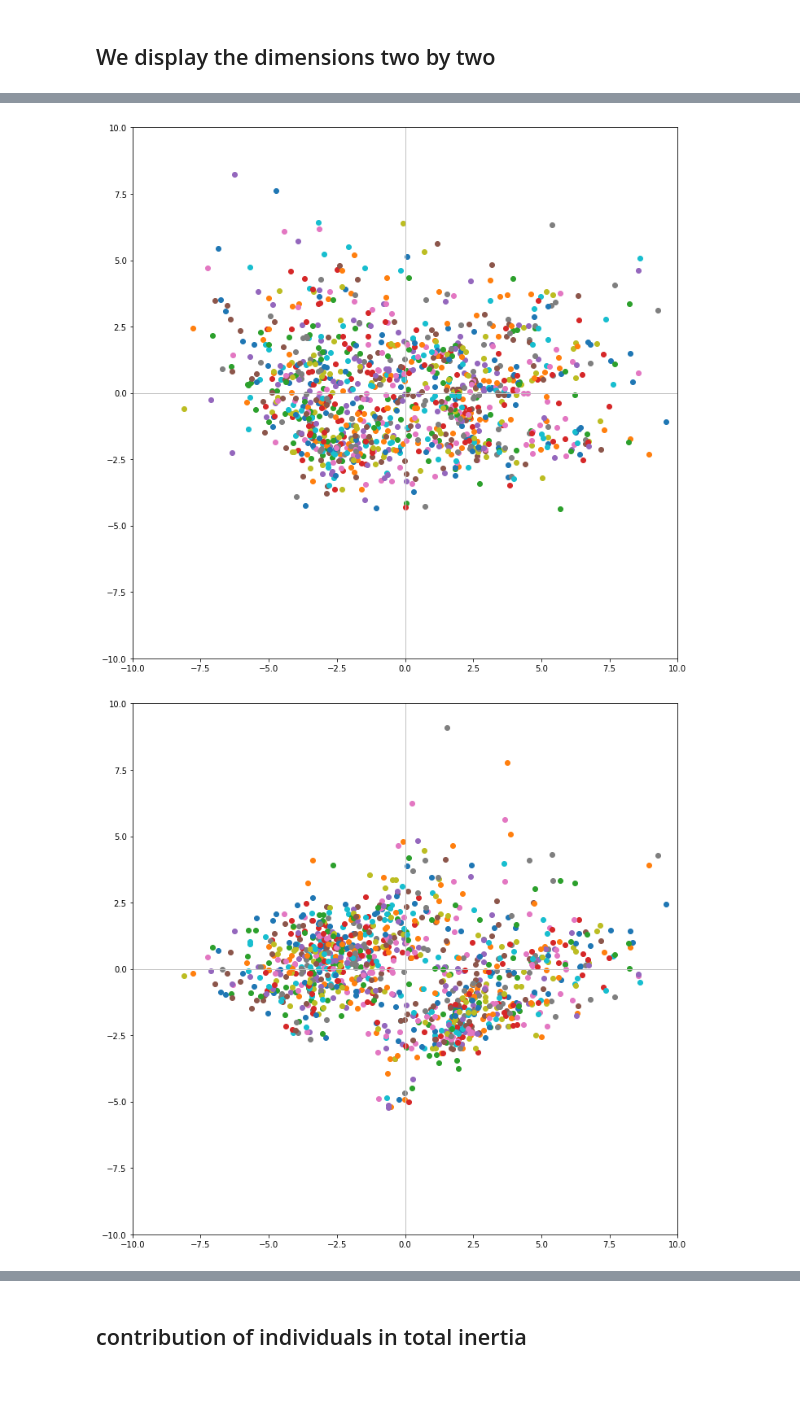
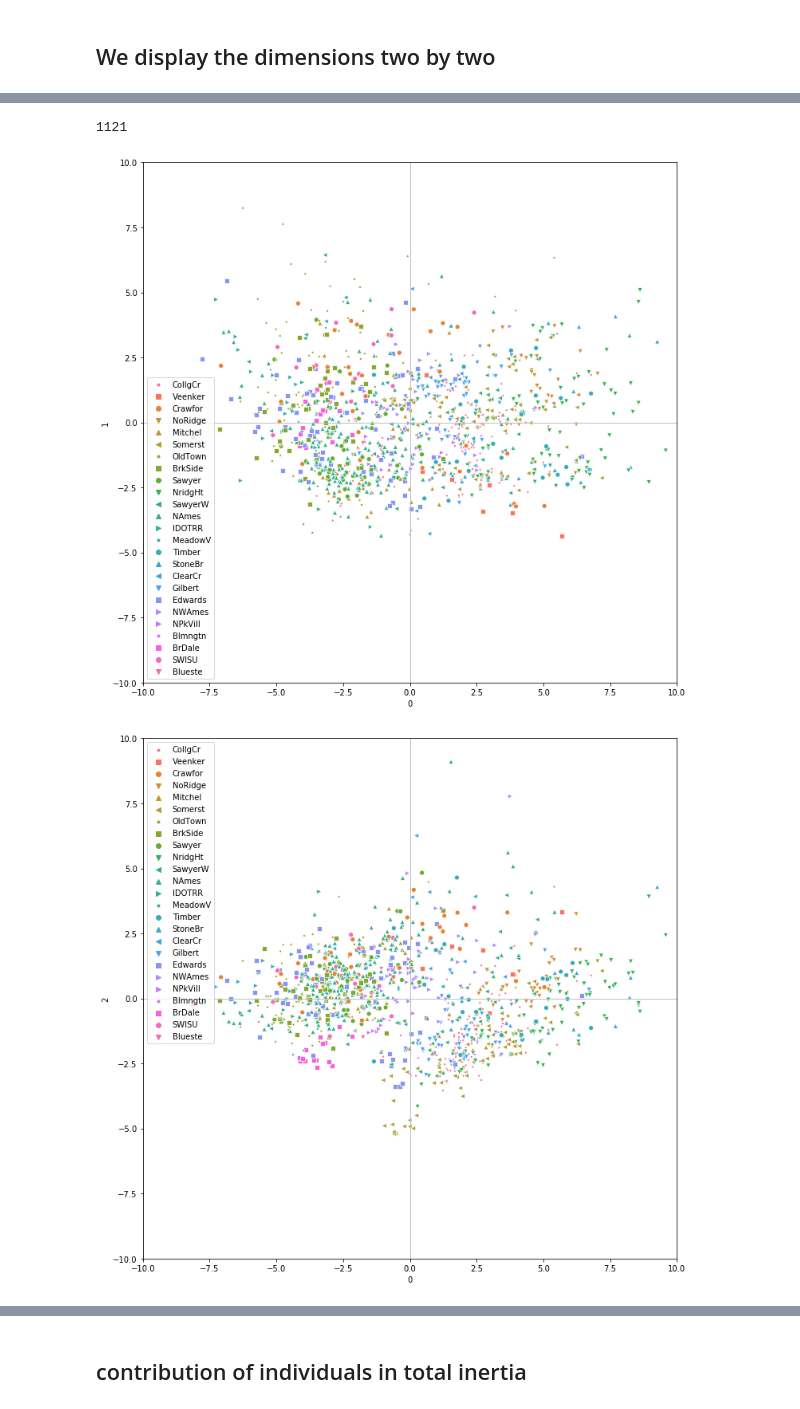
Before and after one commit to Simplon-IA-Bdx-1/house-prices-maud-baptiste, a Jupyter notebook: acp_house_prices.ipynb, the cells around one changed output, grey strips where cells are left out. Cells and saved outputs as stored; diff of their text form; code cells hidden in the pictures.

Commit message:
Use seaborn to add personalized markers by neighborhood in my scatterplot

```diff
--- a/acp_house_prices.ipynb
+++ b/acp_house_prices.ipynb
@@ -253,3 +254,7 @@ print(pd.DataFrame({'Val.Propre':eigval,'Seuils':bs}))
 [61 rows x 2 columns]
 # %% [markdown]
 ## We display the dimensions two by two
+# %%
+coord_df = pd.DataFrame(coord)
+coord_ok = coord_df.T
+coord_ok
@@ -256,22 +275,34 @@ print(pd.DataFrame({'Val.Propre':eigval,'Seuils':bs}))
+# %%
+marker =  [".",",","o","v","^","<",">",".",",","o","v","^","<",">",".",",","o","v","^","<",">",".",",","o","v","^"]
+neighborhood = pd.unique(data["Neighborhood"]).tolist()
+neighborhood_all = [data.loc[Neighborhood_id, "Neighborhood"] for Neighborhood_id in data_ok.index]
+
+markers = {}
+for i in range(25):
+    markers[neighborhood[i]] = marker[i]
+
+len(neighborhood_all)
+# %% [output]
+1121
 # %%
 a1=[0,0,1,1,2,2,3]
 a2=[1,2,2,3,3,4,4]
 
+# markers = pd.unique(data_quali["Neighborhood"]).tolist()
 for a in range(7):
     #positionnement des individus dans le premier plan
     fig, axes = plt.subplots(figsize=(12,12))
     axes.set_xlim(-10,10) #même limites en abscisse
     axes.set_ylim(-10,10) #et en ordonnée
     #placement des étiquettes des observations
-    for i in range(n):
 
-        plt.scatter(coord[i,a1[a]],coord[i,a2[a]])
+    sns.scatterplot(coord_ok.iloc[a1[a]],coord_ok.iloc[a2[a]],  data=coord_ok, style=neighborhood_all,  hue=neighborhood_all,  markers=markers)
 
     #ajouter les axes
     plt.plot([-10,10],[0,0],color='silver',linestyle='-',linewidth=1)
     plt.plot([0,0],[-10,10],color='silver',linestyle='-',linewidth=1)
     #affichage
     plt.show()
 # %% [output]
-[figure, old version]
+[figure, new version]
-[figure, old version]
+[figure, new version]
```
Also changed, not shown: parts of 3 cells of this notebook.
